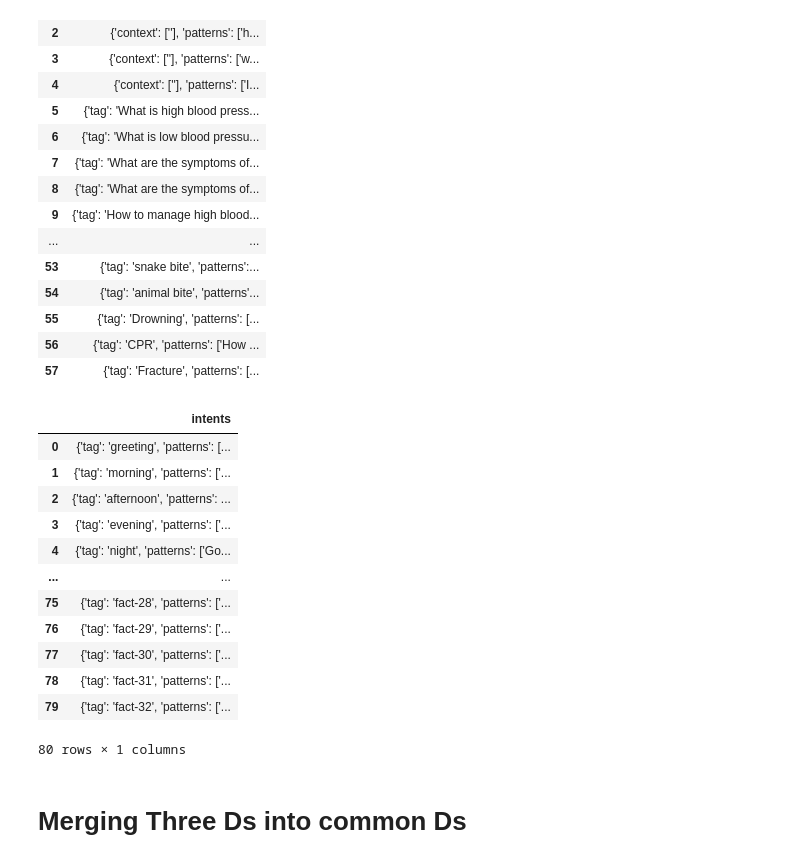
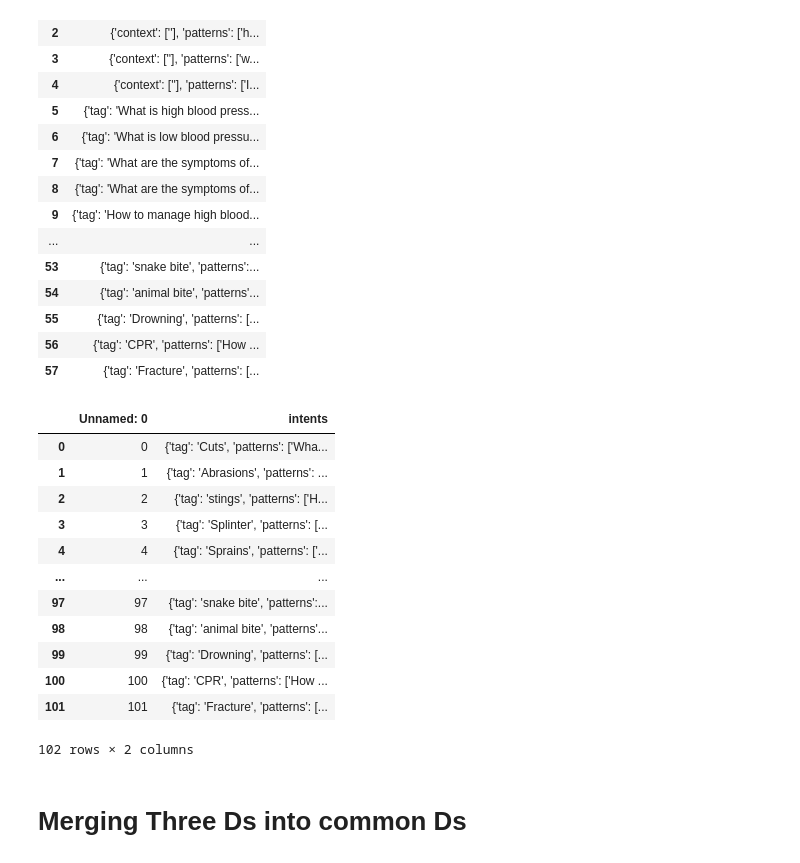
Before and after one commit to alibelhrak/RNN_Medical_Chatbot, a Jupyter notebook: RNN_Healthcare_chatbot.ipynb, the cells around one changed output. Cells and saved outputs as stored; diff of their text form; code cells hidden in the pictures.

```diff
--- a/RNN_Healthcare_chatbot.ipynb
+++ b/RNN_Healthcare_chatbot.ipynb
@@ -144,22 +144,23 @@ data3
 | 57 | {'tag': 'Fracture', 'patterns': [... |
 # %%
 menatal_health_data = pd.read_json('/content/mental-health-dataset/KB.json')
-# %%
-menatal_health_data
-# %% [output]
-|  | intents |
-| 0 | {'tag': 'greeting', 'patterns': [... |
-| 1 | {'tag': 'morning', 'patterns': ['... |
-| 2 | {'tag': 'afternoon', 'patterns': ... |
-| 3 | {'tag': 'evening', 'patterns': ['... |
-| 4 | {'tag': 'night', 'patterns': ['Go... |
-| ... | ... |
-| 75 | {'tag': 'fact-28', 'patterns': ['... |
-| 76 | {'tag': 'fact-29', 'patterns': ['... |
-| 77 | {'tag': 'fact-30', 'patterns': ['... |
-| 78 | {'tag': 'fact-31', 'patterns': ['... |
-| 79 | {'tag': 'fact-32', 'patterns': ['... |
-80 rows × 1 columns
+# %%
+data4 = pd.read_csv('/content/merged_intents_column.csv')
+data4
+# %% [output]
+|  | Unnamed: 0 | intents |
+| 0 | 0 | {'tag': 'Cuts', 'patterns': ['Wha... |
+| 1 | 1 | {'tag': 'Abrasions', 'patterns': ... |
+| 2 | 2 | {'tag': 'stings', 'patterns': ['H... |
+| 3 | 3 | {'tag': 'Splinter', 'patterns': [... |
+| 4 | 4 | {'tag': 'Sprains', 'patterns': ['... |
+| ... | ... | ... |
+| 97 | 97 | {'tag': 'snake bite', 'patterns':... |
+| 98 | 98 | {'tag': 'animal bite', 'patterns'... |
+| 99 | 99 | {'tag': 'Drowning', 'patterns': [... |
+| 100 | 100 | {'tag': 'CPR', 'patterns': ['How ... |
+| 101 | 101 | {'tag': 'Fracture', 'patterns': [... |
+102 rows × 2 columns
 # %% [markdown]
 # Merging Three Ds into common Ds
 # %%
```
Also changed, not shown: parts of 8 cells of this notebook.
